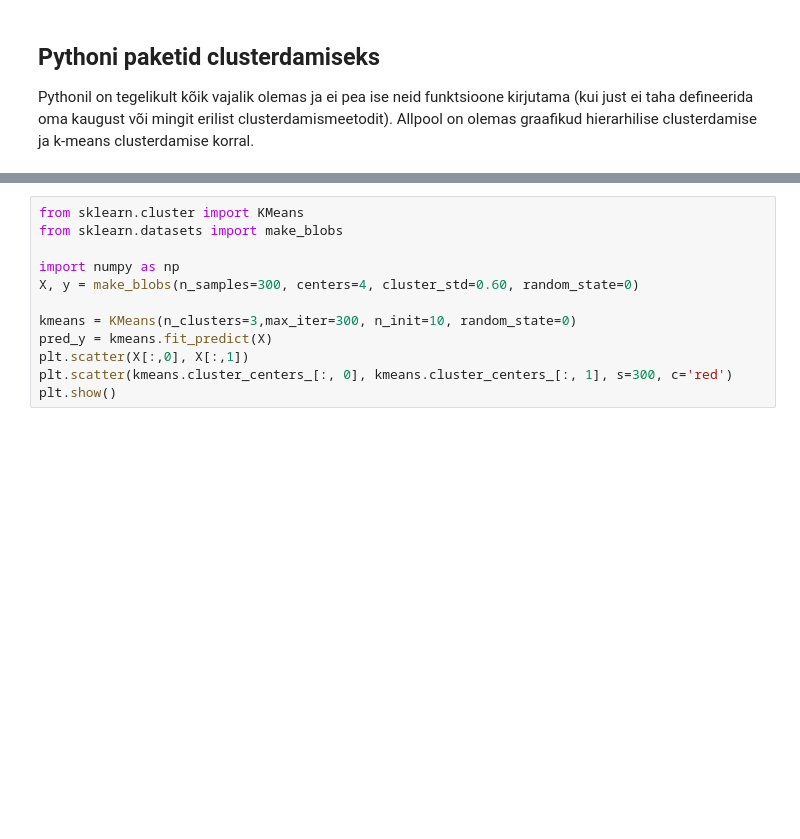
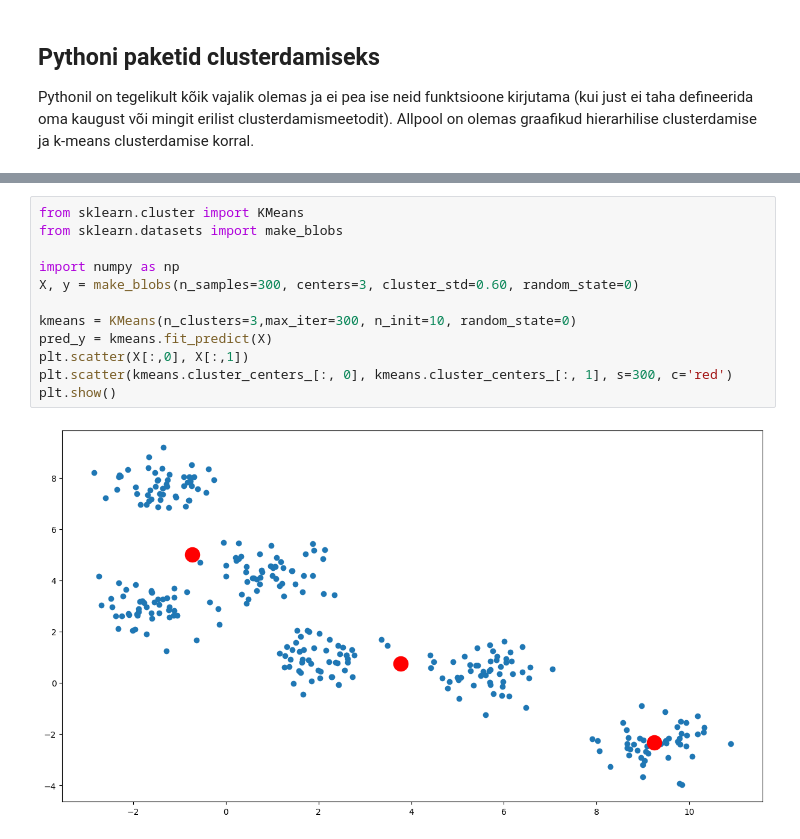
Before and after one commit to sego-w/someschoolting, a Jupyter notebook: 4. ylesanne/4._tööleht.ipynb, the cells around one changed output, grey strips where cells are left out. Drawn from its saved outputs; the diff is of its cells as text; blank space fills up the shorter version.

```diff
--- a/4. ylesanne/4._tööleht.ipynb
+++ b/4. ylesanne/4._tööleht.ipynb
@@ -243,12 +245,14 @@ plt.show()
 # %%
 from sklearn.cluster import KMeans
 from sklearn.datasets import make_blobs
 
 import numpy as np
-X, y = make_blobs(n_samples=300, centers=4, cluster_std=0.60, random_state=0)
+X, y = make_blobs(n_samples=300, centers=3, cluster_std=0.60, random_state=0)
 
 kmeans = KMeans(n_clusters=3,max_iter=300, n_init=10, random_state=0)
 pred_y = kmeans.fit_predict(X)
 plt.scatter(X[:,0], X[:,1])
 plt.scatter(kmeans.cluster_centers_[:, 0], kmeans.cluster_centers_[:, 1], s=300, c='red')
 plt.show()
+# %% [output]
+[figure, added]
```
Also changed, not shown: parts of 1 cell of this notebook, 1 other file.
